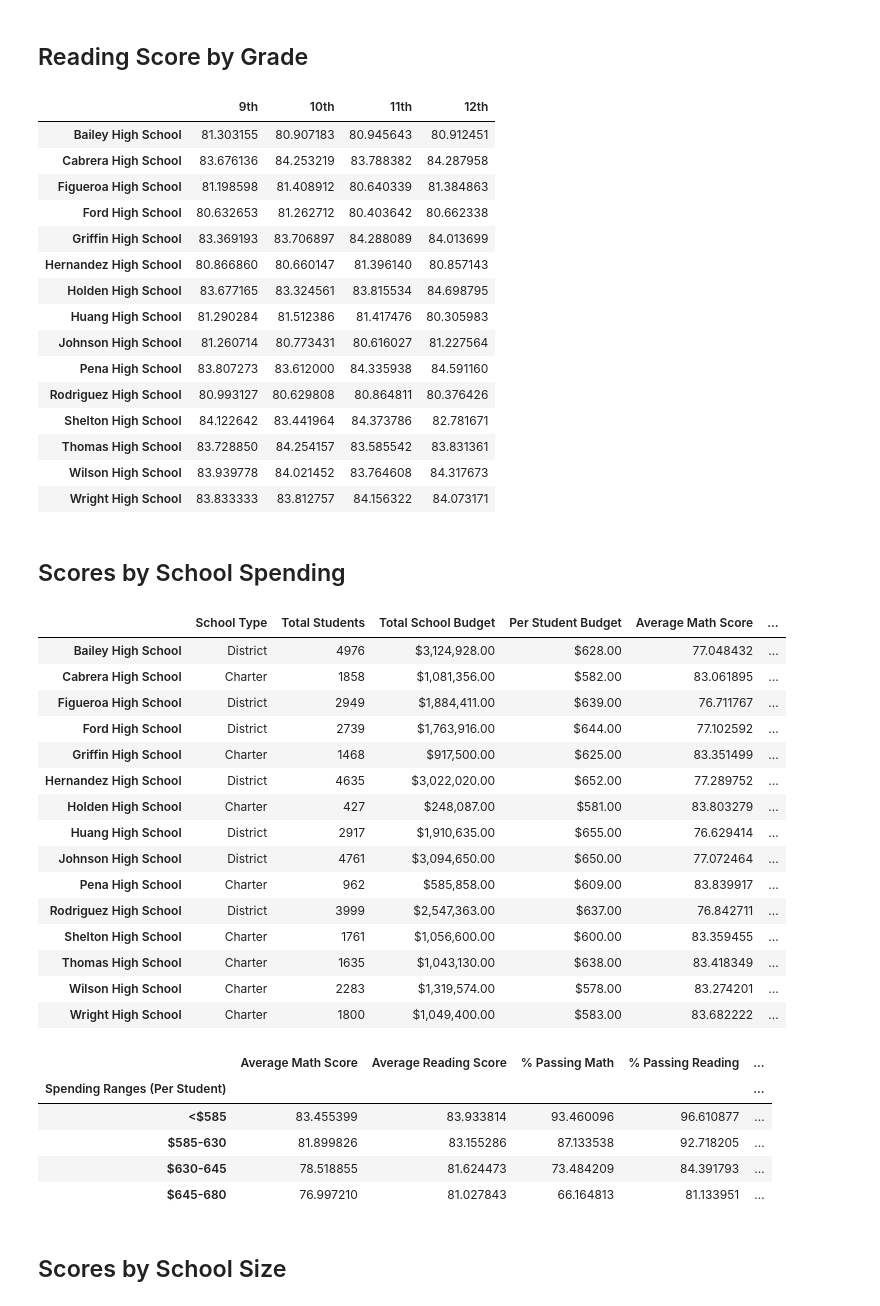
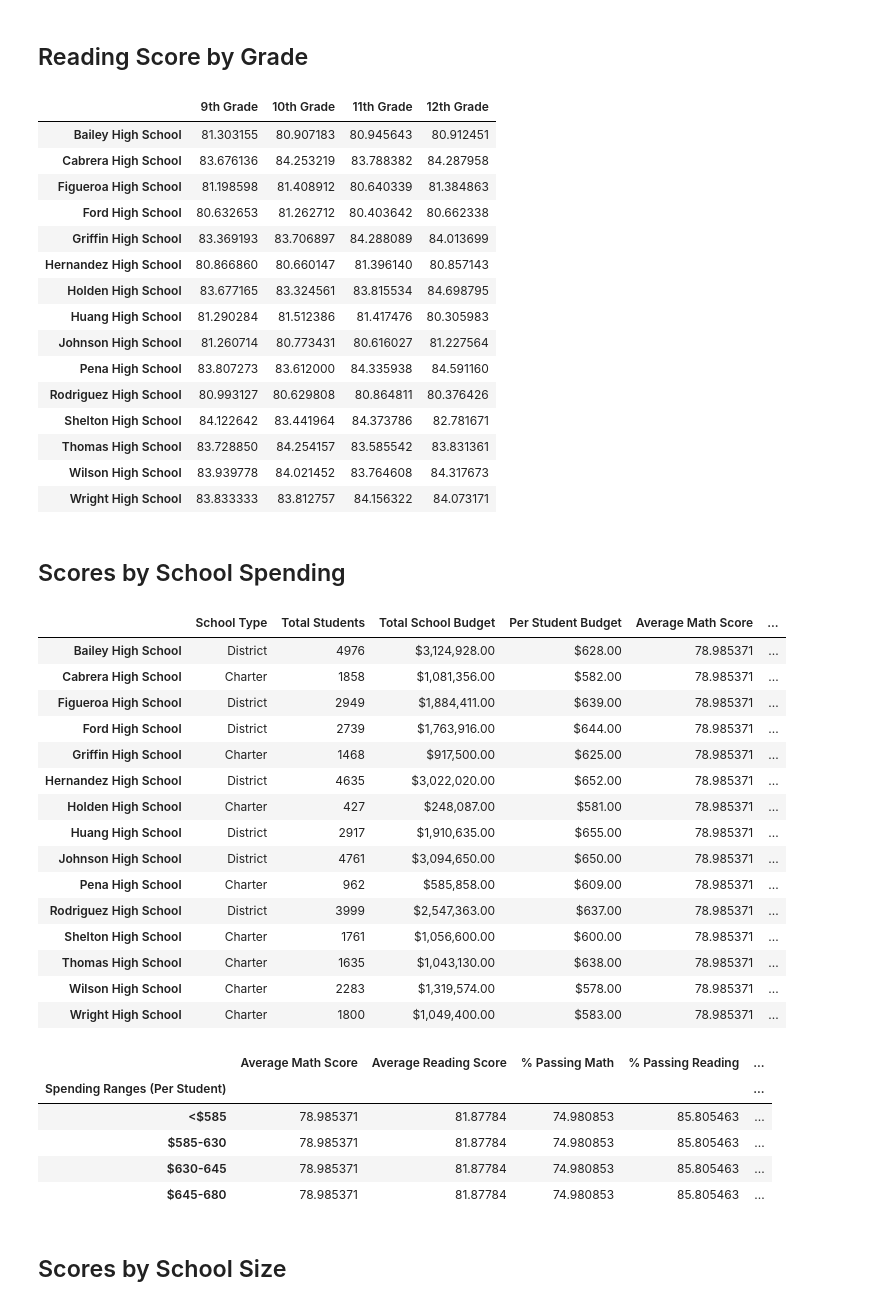
Before and after one commit to davsssss/pandas-challenge, a Jupyter notebook: PyCitySchools/PyCitySchools_starter-updated.ipynb, the cells around one changed output. Drawn from its saved outputs; the diff is of its cells as text; code cells hidden in the pictures.

```diff
--- a/PyCitySchools/PyCitySchools_starter-updated.ipynb
+++ b/PyCitySchools/PyCitySchools_starter-updated.ipynb
@@ -307,22 +314,25 @@ eleventh_graders = school_data_complete[(school_data_complete["grade"] == "11th"
 twelfth_graders = school_data_complete[(school_data_complete["grade"] == "12th")]
 
 # Group by `school_name` and take the mean of the the `reading_score` column for each.
-ninth_grade_reading_scores =
-tenth_grader_reading_scores =
-eleventh_grader_reading_scores =
-twelfth_grader_reading_scores =
+ninth_grade_reading_scores = ninth_graders.groupby(["school_name"]).mean()["reading_score"]
+tenth_grader_reading_scores = tenth_graders.groupby(["school_name"]).mean()["reading_score"]
+eleventh_grader_reading_scores = eleventh_graders.groupby(["school_name"]).mean()["reading_score"]
+twelfth_grader_reading_scores = twelfth_graders.groupby(["school_name"]).mean()["reading_score"]
 
 # Combine each of the scores above into single DataFrame called `reading_scores_by_grade`
-reading_scores_by_grade =
+reading_scores_by_grade = pd.DataFrame({"9th Grade": ninth_grade_reading_scores,
+                                     "10th Grade": tenth_grader_reading_scores,
+                                     "11th Grade": eleventh_grader_reading_scores,
+                                     "12th Grade": twelfth_grader_reading_scores,
+                                     })
 
 # Minor data wrangling
-reading_scores_by_grade = reading_scores_by_grade[["9th", "10th", "11th", "12th"]]
 reading_scores_by_grade.index.name = None
 
 # Display the DataFrame
 reading_scores_by_grade
 # %% [output]
-|  | 9th | 10th | 11th | 12th |
+|  | 9th Grade | 10th Grade | 11th Grade | 12th Grade |
 | Bailey High School | 81.303155 | 80.907183 | 80.945643 | 80.912451 |
 | Cabrera High School | 83.676136 | 84.253219 | 83.788382 | 84.287958 |
 | Figueroa High School | 81.198598 | 81.408912 | 80.640339 | 81.384863 |
@@ -349,25 +359,25 @@ labels = ["<$585", "$585-630", "$630-645", "$645-680"]
 school_spending_df = per_school_summary.copy()
 # %%
 # Use `pd.cut` to categorize spending based on the bins.
-school_spending_df["Spending Ranges (Per Student)"] =
+school_spending_df["Spending Ranges (Per Student)"] = pd.cut(per_school_capita,spending_bins, labels=labels, right=False)
 school_spending_df
 # %% [output]
 |  | School Type | Total Students | Total School Budget | Per Student Budget | Average Math Score | ... |
-| Bailey High School | District | 4976 | $3,124,928.00 | $628.00 | 77.048432 | ... |
-| Cabrera High School | Charter | 1858 | $1,081,356.00 | $582.00 | 83.061895 | ... |
-| Figueroa High School | District | 2949 | $1,884,411.00 | $639.00 | 76.711767 | ... |
-| Ford High School | District | 2739 | $1,763,916.00 | $644.00 | 77.102592 | ... |
-| Griffin High School | Charter | 1468 | $917,500.00 | $625.00 | 83.351499 | ... |
-| Hernandez High School | District | 4635 | $3,022,020.00 | $652.00 | 77.289752 | ... |
-| Holden High School | Charter | 427 | $248,087.00 | $581.00 | 83.803279 | ... |
-| Huang High School | District | 2917 | $1,910,635.00 | $655.00 | 76.629414 | ... |
-| Johnson High School | District | 4761 | $3,094,650.00 | $650.00 | 77.072464 | ... |
-| Pena High School | Charter | 962 | $585,858.00 | $609.00 | 83.839917 | ... |
-| Rodriguez High School | District | 3999 | $2,547,363.00 | $637.00 | 76.842711 | ... |
-| Shelton High School | Charter | 1761 | $1,056,600.00 | $600.00 | 83.359455 | ... |
-| Thomas High School | Charter | 1635 | $1,043,130.00 | $638.00 | 83.418349 | ... |
-| Wilson High School | Charter | 2283 | $1,319,574.00 | $578.00 | 83.274201 | ... |
-| Wright High School | Charter | 1800 | $1,049,400.00 | $583.00 | 83.682222 | ... |
+| Bailey High School | District | 4976 | $3,124,928.00 | $628.00 | 78.985371 | ... |
+| Cabrera High School | Charter | 1858 | $1,081,356.00 | $582.00 | 78.985371 | ... |
+| Figueroa High School | District | 2949 | $1,884,411.00 | $639.00 | 78.985371 | ... |
+| Ford High School | District | 2739 | $1,763,916.00 | $644.00 | 78.985371 | ... |
+| Griffin High School | Charter | 1468 | $917,500.00 | $625.00 | 78.985371 | ... |
+| Hernandez High School | District | 4635 | $3,022,020.00 | $652.00 | 78.985371 | ... |
+| Holden High School | Charter | 427 | $248,087.00 | $581.00 | 78.985371 | ... |
+| Huang High School | District | 2917 | $1,910,635.00 | $655.00 | 78.985371 | ... |
+| Johnson High School | District | 4761 | $3,094,650.00 | $650.00 | 78.985371 | ... |
+| Pena High School | Charter | 962 | $585,858.00 | $609.00 | 78.985371 | ... |
+| Rodriguez High School | District | 3999 | $2,547,363.00 | $637.00 | 78.985371 | ... |
+| Shelton High School | Charter | 1761 | $1,056,600.00 | $600.00 | 78.985371 | ... |
+| Thomas High School | Charter | 1635 | $1,043,130.00 | $638.00 | 78.985371 | ... |
+| Wilson High School | Charter | 2283 | $1,319,574.00 | $578.00 | 78.985371 | ... |
+| Wright High School | Charter | 1800 | $1,049,400.00 | $583.00 | 78.985371 | ... |
 # %%
 #  Calculate averages for the desired columns.
 spending_math_scores = school_spending_df.groupby(["Spending Ranges (Per Student)"])["Average Math Score"].mean()
@@ -377,17 +387,22 @@ spending_passing_reading = school_spending_df.groupby(["Spending Ranges (Per Stu
 overall_passing_spending = school_spending_df.groupby(["Spending Ranges (Per Student)"])["% Overall Passing"].mean()
 # %%
 # Assemble into DataFrame
-spending_summary =
+spending_summary = pd.DataFrame({"Average Math Score": spending_math_scores,
+                                 "Average Reading Score": spending_reading_scores,
+                                 "% Passing Math": spending_passing_math,
+                                 "% Passing Reading": spending_passing_reading,
+                                 "% Overall Passing": overall_passing_spending
+                                 })
 
 # Display results
 spending_summary
 # %% [output]
 |  | Average Math Score | Average Reading Score | % Passing Math | % Passing Reading | ... |
 | Spending Ranges (Per Student) |  |  |  |  | ... |
-| <$585 | 83.455399 | 83.933814 | 93.460096 | 96.610877 | ... |
-| $585-630 | 81.899826 | 83.155286 | 87.133538 | 92.718205 | ... |
-| $630-645 | 78.518855 | 81.624473 | 73.484209 | 84.391793 | ... |
-| $645-680 | 76.997210 | 81.027843 | 66.164813 | 81.133951 | ... |
+| <$585 | 78.985371 | 81.87784 | 74.980853 | 85.805463 | ... |
+| $585-630 | 78.985371 | 81.87784 | 74.980853 | 85.805463 | ... |
+| $630-645 | 78.985371 | 81.87784 | 74.980853 | 85.805463 | ... |
+| $645-680 | 78.985371 | 81.87784 | 74.980853 | 85.805463 | ... |
 # %% [markdown]
 ## Scores by School Size
 # %%
```
Also changed, not shown: parts of 7 cells of this notebook.
